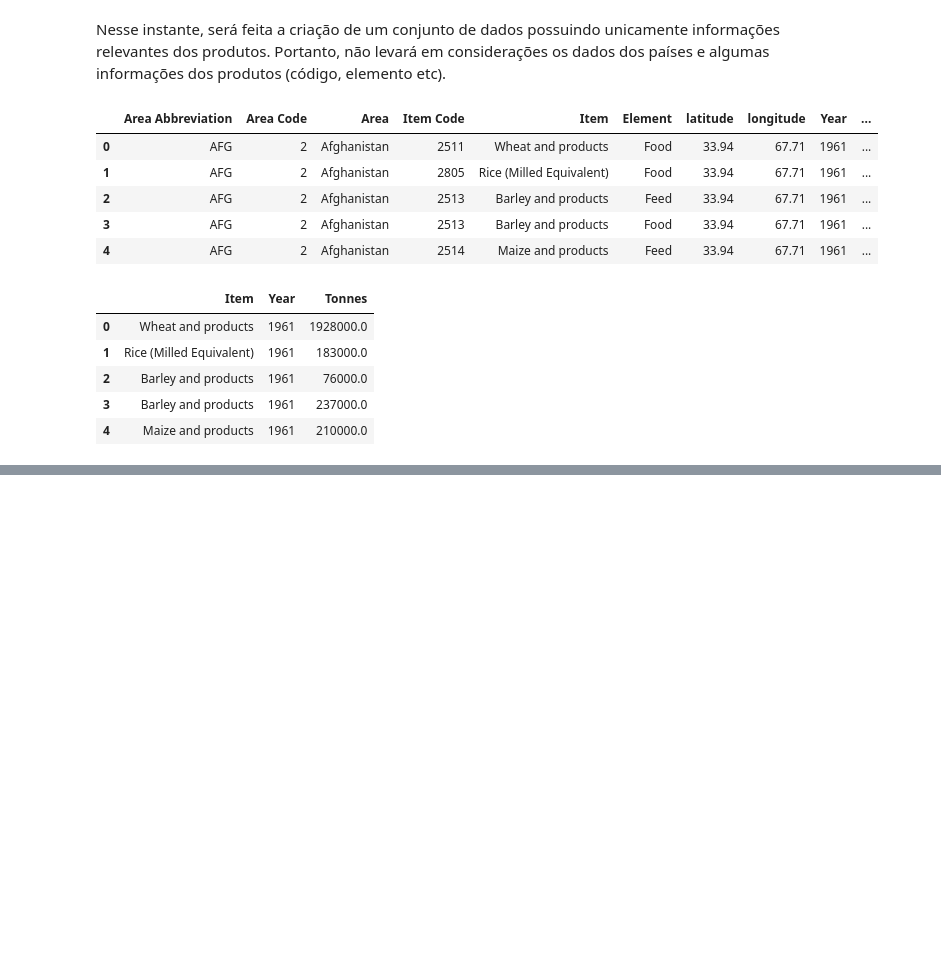
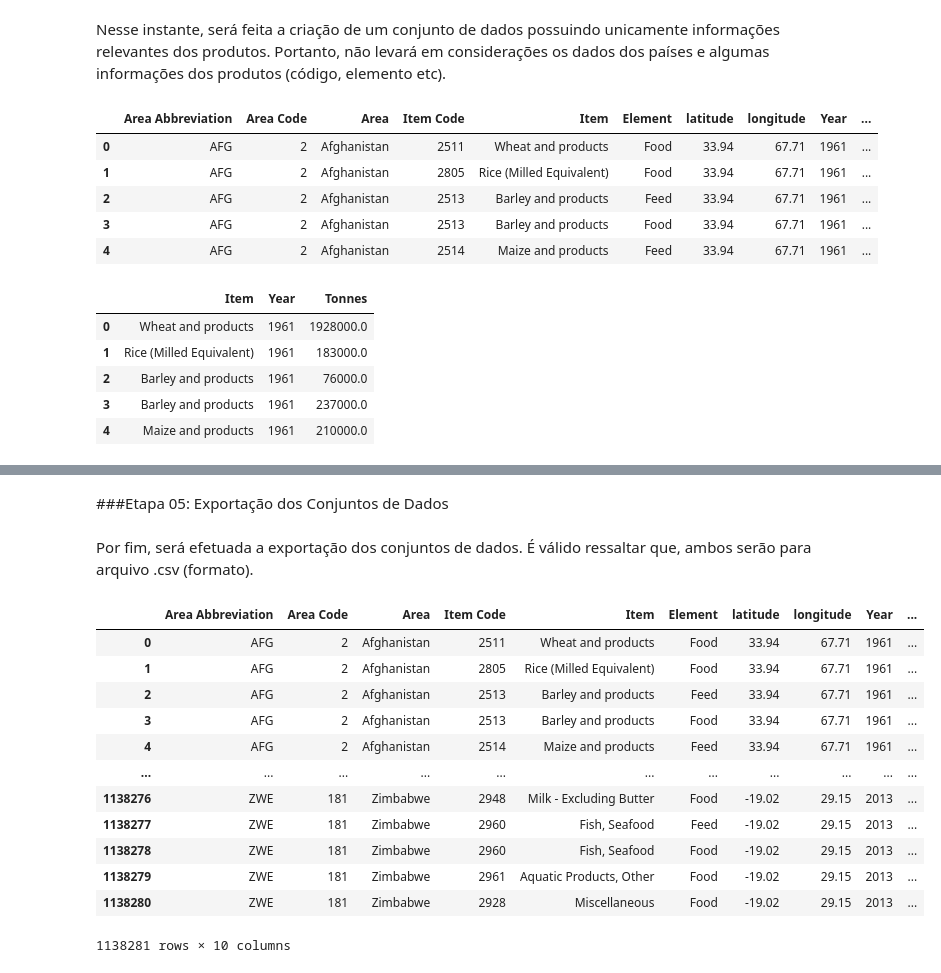
Before and after one commit to matheuspfferreira/python_data_science, a Jupyter notebook: Exportações Internacionais - 09/notebook/nb_exportacoes.ipynb, the cells around one changed output, grey strips where cells are left out. Saved outputs shown, nothing was run; the diff lists cells and outputs as text; code cells hidden in the pictures; blank space fills up the shorter version.

Commit message:
Exportação dos dois conjuntos de dados para arquivo .csv (formato). Ademais, ocorreu-se o arredondamento dos valores de toneladas do conjunto de dados dos produtos para duas casas decimais.

```diff
--- a/Exportações Internacionais - 09/notebook/nb_exportacoes.ipynb
+++ b/Exportações Internacionais - 09/notebook/nb_exportacoes.ipynb
@@ -311,0 +320,4 @@ array([<Axes: xlabel='Year'>, <Axes: xlabel='Year'>,
+# %% [markdown]
+###Etapa 05: Exportação dos Conjuntos de Dados
+# %% [markdown]
+Por fim, será efetuada a exportação dos conjuntos de dados. É válido ressaltar que, ambos serão para arquivo .csv (formato).
@@ -311,0 +327,18 @@ array([<Axes: xlabel='Year'>, <Axes: xlabel='Year'>,
+# %%
+# Verificando se o arquivo foi gerado corretamente
+url_teste = '/content/exportacoes.csv'
+pd.read_csv(url_teste, encoding='ISO-8859-1')
+# %% [output]
+|  | Area Abbreviation | Area Code | Area | Item Code | Item | Element | latitude | longitude | Year | ... |
+| 0 | AFG | 2 | Afghanistan | 2511 | Wheat and products | Food | 33.94 | 67.71 | 1961 | ... |
+| 1 | AFG | 2 | Afghanistan | 2805 | Rice (Milled Equivalent) | Food | 33.94 | 67.71 | 1961 | ... |
+| 2 | AFG | 2 | Afghanistan | 2513 | Barley and products | Feed | 33.94 | 67.71 | 1961 | ... |
+| 3 | AFG | 2 | Afghanistan | 2513 | Barley and products | Food | 33.94 | 67.71 | 1961 | ... |
+| 4 | AFG | 2 | Afghanistan | 2514 | Maize and products | Feed | 33.94 | 67.71 | 1961 | ... |
+| ... | ... | ... | ... | ... | ... | ... | ... | ... | ... | ... |
+| 1138276 | ZWE | 181 | Zimbabwe | 2948 | Milk - Excluding Butter | Food | -19.02 | 29.15 | 2013 | ... |
+| 1138277 | ZWE | 181 | Zimbabwe | 2960 | Fish, Seafood | Feed | -19.02 | 29.15 | 2013 | ... |
+| 1138278 | ZWE | 181 | Zimbabwe | 2960 | Fish, Seafood | Food | -19.02 | 29.15 | 2013 | ... |
+| 1138279 | ZWE | 181 | Zimbabwe | 2961 | Aquatic Products, Other | Food | -19.02 | 29.15 | 2013 | ... |
+| 1138280 | ZWE | 181 | Zimbabwe | 2928 | Miscellaneous | Food | -19.02 | 29.15 | 2013 | ... |
+1138281 rows × 10 columns
```
Also changed, not shown: parts of 7 cells of this notebook.
